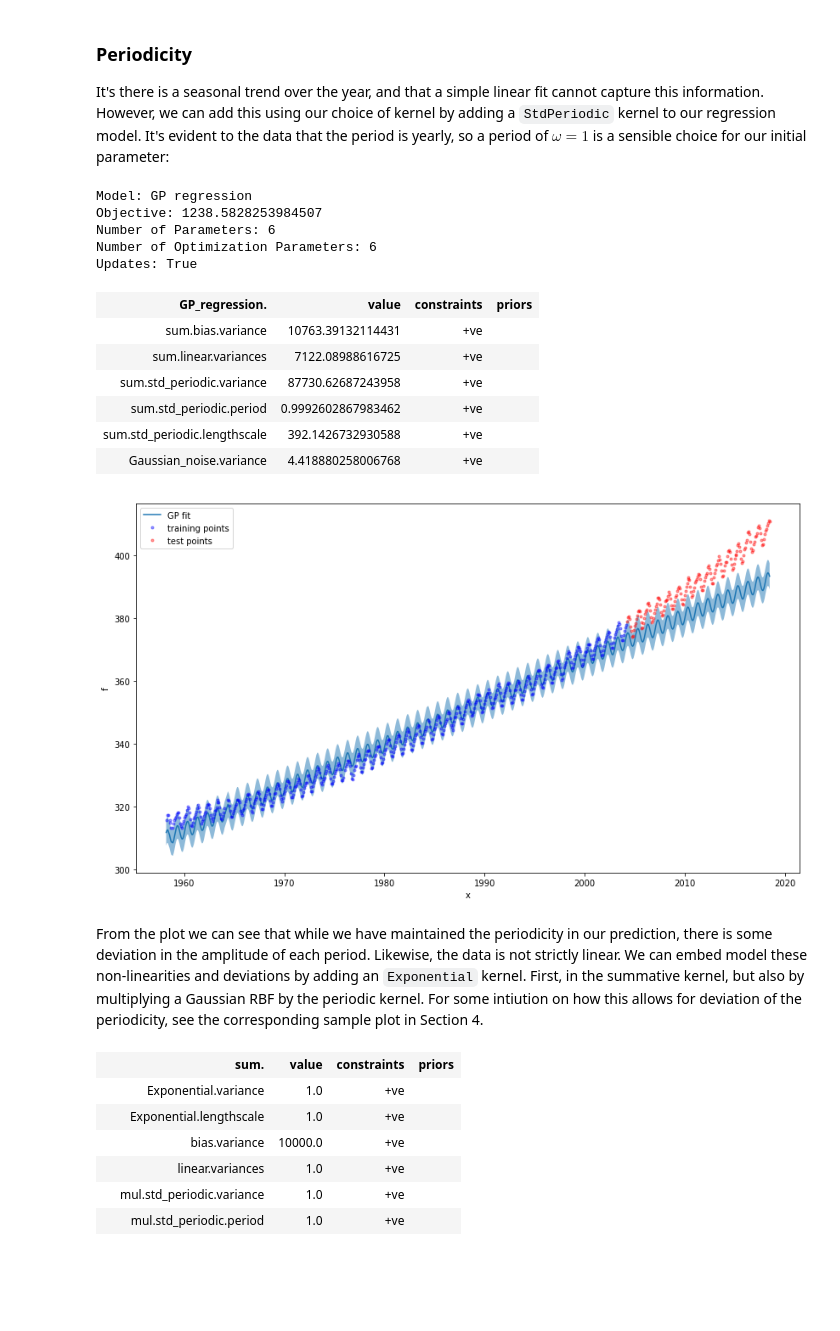
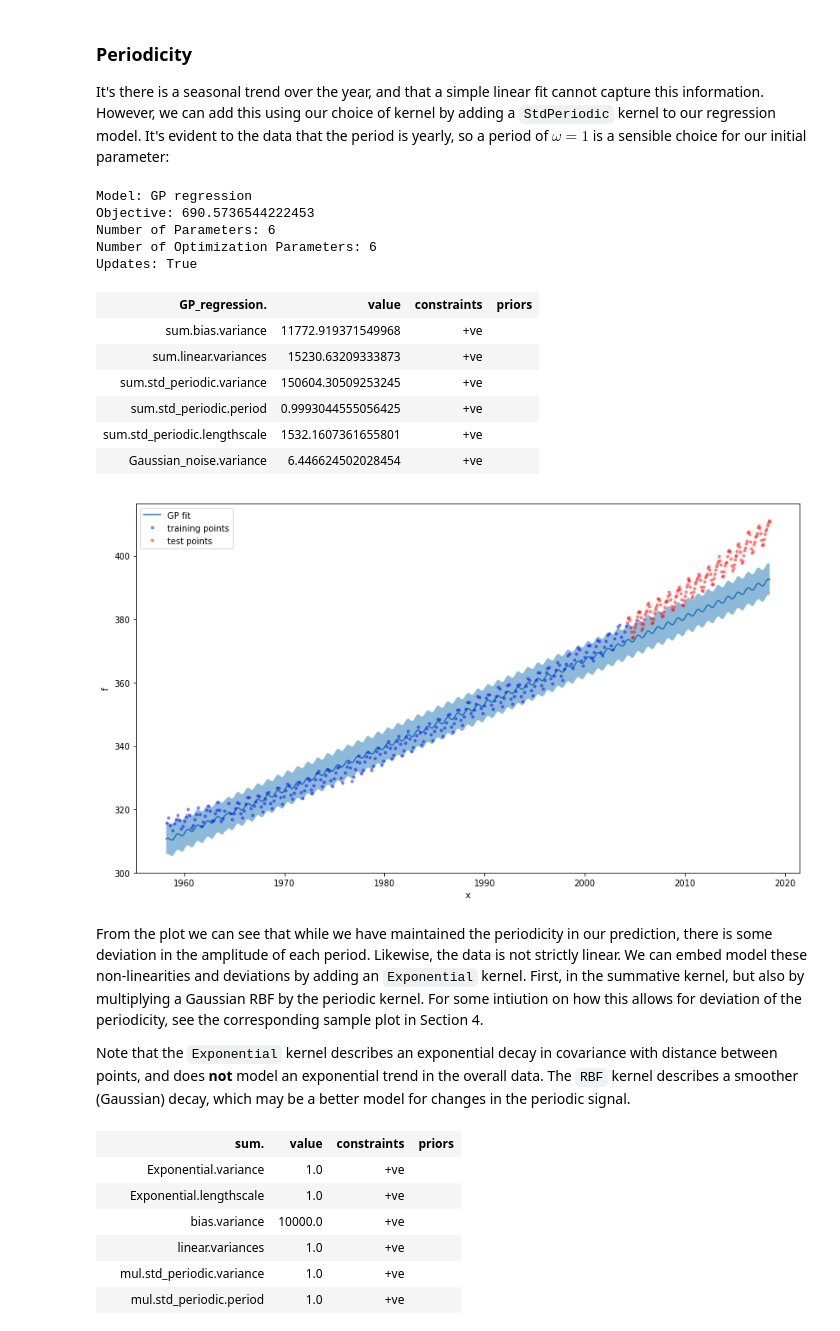
Before and after one commit to gpschool/resources, a Jupyter notebook: lab/GPSS Lab 1 Answers.ipynb, the cells around one changed output. Drawn from its saved outputs; the diff is of its cells as text; code cells hidden in the pictures; blank space fills up the shorter version.

```diff
--- a/lab/GPSS Lab 1 Answers.ipynb
+++ b/lab/GPSS Lab 1 Answers.ipynb
@@ -271,37 +369,49 @@ ks = [ # List of example kernels
     GPy.kern.Matern32(1),
     GPy.kern.Matern52(1),
     GPy.kern.StdPeriodic(1, period=2.),
+    GPy.kern.Cosine(1),
     GPy.kern.Brownian(1),
     GPy.kern.Linear(1),
     GPy.kern.Bias(1),
+    GPy.kern.White(1),
     GPy.kern.StdPeriodic(1)*GPy.kern.RBF(1),
     GPy.kern.Linear(1) + GPy.kern.Exponential(1)
 ]
+# The name of our kernels (for the legend)
 kernel_name = ["RBF ls=1", "RBF ls=0.5", "RBF ls=0.25, var=2", "Exponential", "Matern 3/2",
-               "Matern 5/2", "Periodic", "Brownian", "Linear", "Bias", "Periodic x RBF", "Linear + Exponential"]
+               "Matern 5/2", "Periodic", "Cosine", "Brownian", "Linear", "Bias", "White", "Periodic x RBF", "Linear + Exponential"]
 
+# Our sample space
 X = np.linspace(-5., 5., 250)[:, None]
 
 print("The following plots demonstrate samples from a Gaussian process prior and the corresponding covariance matrix")
 
+# Loop through our kernels
 for i,k in enumerate(ks):
     # The mean function is set to 0
-    mu = np.zeros((250))
+    mu = np.zeros((250)) # we have 250 sample inputs
     # Get the covariance matrix
-    C  = k.K(X,X)
+    if i is not 11:
+        C  = k.K(X,X)
+    else: # We have to sample White noise kernel differently
+        C = k.K(X)
+
     # Sample 5 times from a multivariate Gaussian distribution with mean 0 and covariance k(X,X)
     Z  = np.random.multivariate_normal(mu, C, 5)
 
-    # Plotting
-    plt.figure(figsize=(14, 6))
+    # Setup figure environment
+    plt.figure(figsize=(18, 7))
+
     # Show samples on left hand side
     plt.subplot(121)
-    for j in range(5 if i < 10 else 2):
+    for j in range(5 if i < 11 else 2): # Loop through samples
         plt.plot(X[:],Z[j,:])
         plt.title(kernel_name[i])
+
     # Visualise covariance matrix on right hand side
     plt.subplot(122)
     plt.pcolor(X.T, X, C)
+    # Annotate plot
     plt.gca().invert_yaxis(), plt.gca().axis("image")
     plt.colorbar()
 # %% [output]
@@ -715,0 +851,3 @@ plt.xlabel("year"), plt.ylabel("CO$_2$ (PPM)"), plt.title("Monthly mean CO$_2$ a
+# %%
+X = X[::2, :]
+Y = Y[::2, :]
@@ -820,38 +973,49 @@ It's there is a seasonal trend over the year, and that a simple linear fit canno
 # %%
 ks = [ # Our kernels
     GPy.kern.Bias(1, variance=10000.),    # Constant offset
     GPy.kern.Linear(1),                   # Linear trend
-    GPy.kern.StdPeriodic(1, period=1.)    # Periodicity
+    GPy.kern.StdPeriodic(1, period=1)     # Periodicity
 ]
 
+# Create a regression model with an additive kernel (bias + linear + periodic)
 m = GPy.models.GPRegression(X, Y, ks[0] + ks[1] + ks[2])
 
+# Optimise hyperparameters to maximise likelihood
 m.optimize()
 
+# Predict the value of CO2 using our GP fit
 mean, Cov = m.predict(Xnew)
 
+# Set up plotting
 plt.figure(figsize=(14,8))
+
+# Plot GP fit
 plot_gp(Xnew, mean, Cov)
-plt.plot(X, Y, ".b", Xtest, Ytest, ".r", alpha=0.4);
+# Show our training and test points
+plt.plot(X, Y, ".b", Xtest, Ytest, ".r", alpha=0.4)
+# Annotate plot
 plt.legend(labels=["GP fit","training points", "test points"])
 
+# Preview the parameters of our model
 m
 # %% [output]
 Model: GP regression
-Objective: 1238.5828253984507
+Objective: 690.5736544222453
 Number of Parameters: 6
 Number of Optimization Parameters: 6
 Updates: True
 | GP_regression. | value | constraints | priors |
-| sum.bias.variance | 10763.39132114431 | +ve |  |
-| sum.linear.variances | 7122.08988616725 | +ve |  |
-| sum.std_periodic.variance | 87730.62687243958 | +ve |  |
-| sum.std_periodic.period | 0.9992602867983462 | +ve |  |
-| sum.std_periodic.lengthscale | 392.1426732930588 | +ve |  |
-| Gaussian_noise.variance | 4.418880258006768 | +ve |  |
+| sum.bias.variance | 11772.919371549968 | +ve |  |
+| sum.linear.variances | 15230.63209333873 | +ve |  |
+| sum.std_periodic.variance | 150604.30509253245 | +ve |  |
+| sum.std_periodic.period | 0.9993044555056425 | +ve |  |
+| sum.std_periodic.lengthscale | 1532.1607361655801 | +ve |  |
+| Gaussian_noise.variance | 6.446624502028454 | +ve |  |
-[figure, old version]
+[figure, new version]
 # %% [markdown]
 From the plot we can see that while we have maintained the periodicity in our prediction, there is some deviation in the amplitude of each period. Likewise, the data is not strictly linear. We can embed model these non-linearities and deviations by adding an `Exponential` kernel. First, in the summative kernel, but also by multiplying a Gaussian RBF by the periodic kernel. For some intiution on how this allows for deviation of the periodicity, see the corresponding sample plot in Section 4.
+
+Note that the `Exponential` kernel describes an exponential decay in covariance with distance between points, and does **not** model an exponential trend in the overall data. The `RBF` kernel describes a smoother (Gaussian) decay, which may be a better model for changes in the periodic signal.
 # %%
 ks = [ # Our kernels
     GPy.kern.Exponential(1),              # Non-linearity in overall trend
```
Also changed, not shown: parts of 104 cells of this notebook.
